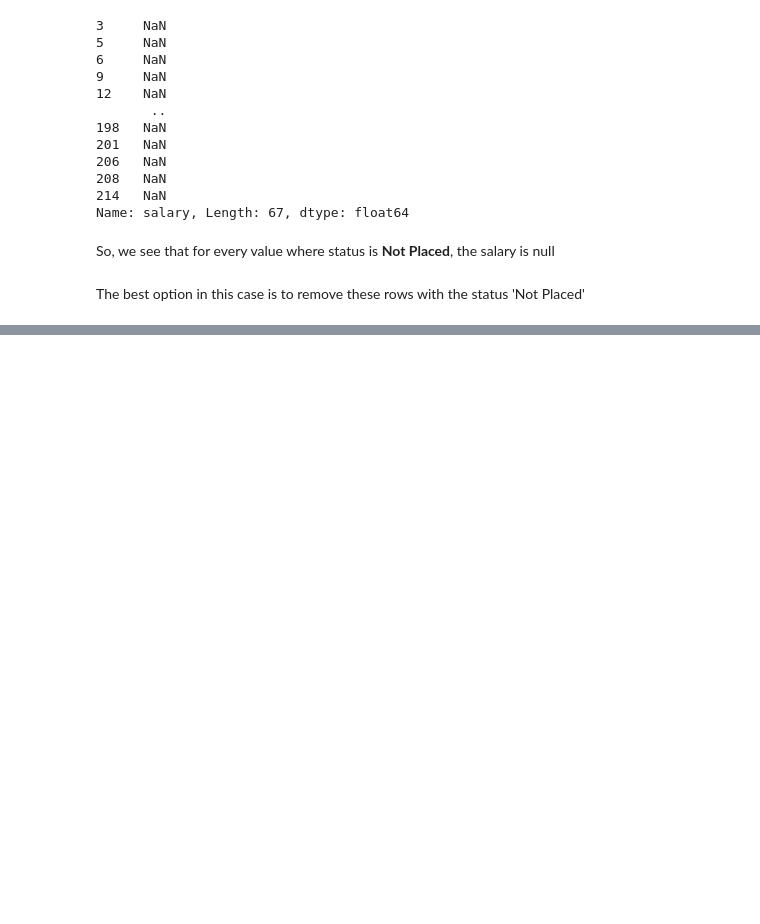
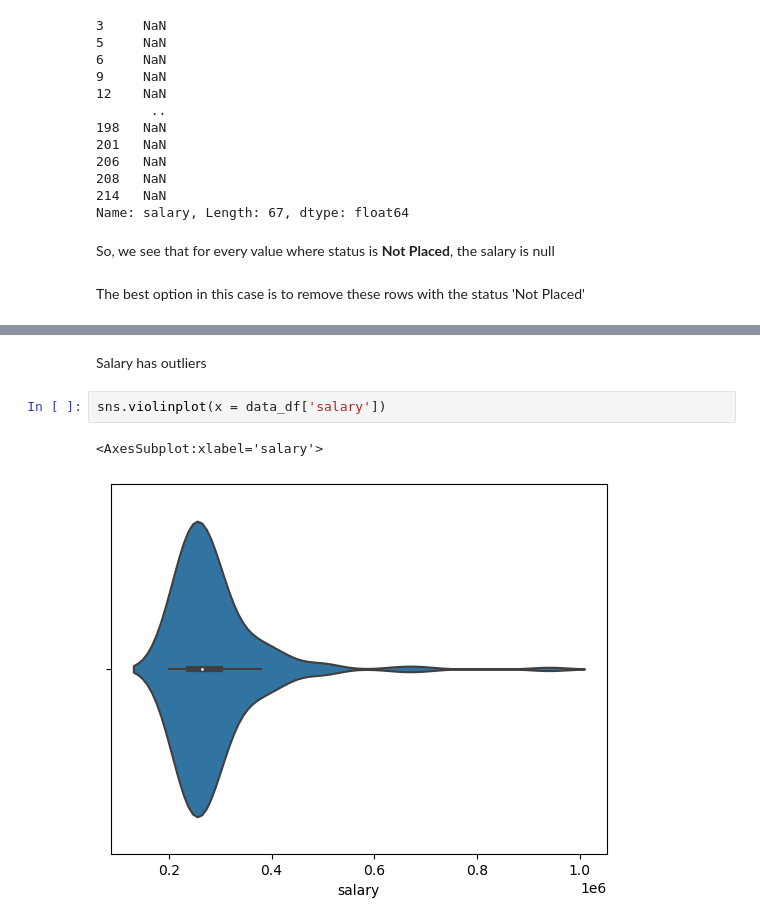
Before and after one commit to Lynne2002/campus-recruitment-linear_regression, a Jupyter notebook: index.ipynb, the cells around one changed output, grey strips where cells are left out. Saved outputs shown, nothing was run; the diff lists cells and outputs as text; blank space fills up the shorter version.

```diff
--- a/index.ipynb
+++ b/index.ipynb
@@ -162,0 +201,7 @@ The best option in this case is to remove these rows with the status 'Not Placed
+# %% [markdown]
+Salary has outliers
+# %%
+sns.violinplot(x = data_df['salary'])
+# %% [output]
+<AxesSubplot:xlabel='salary'>
+[figure, added]
```
Also changed, not shown: parts of 21 cells of this notebook.
